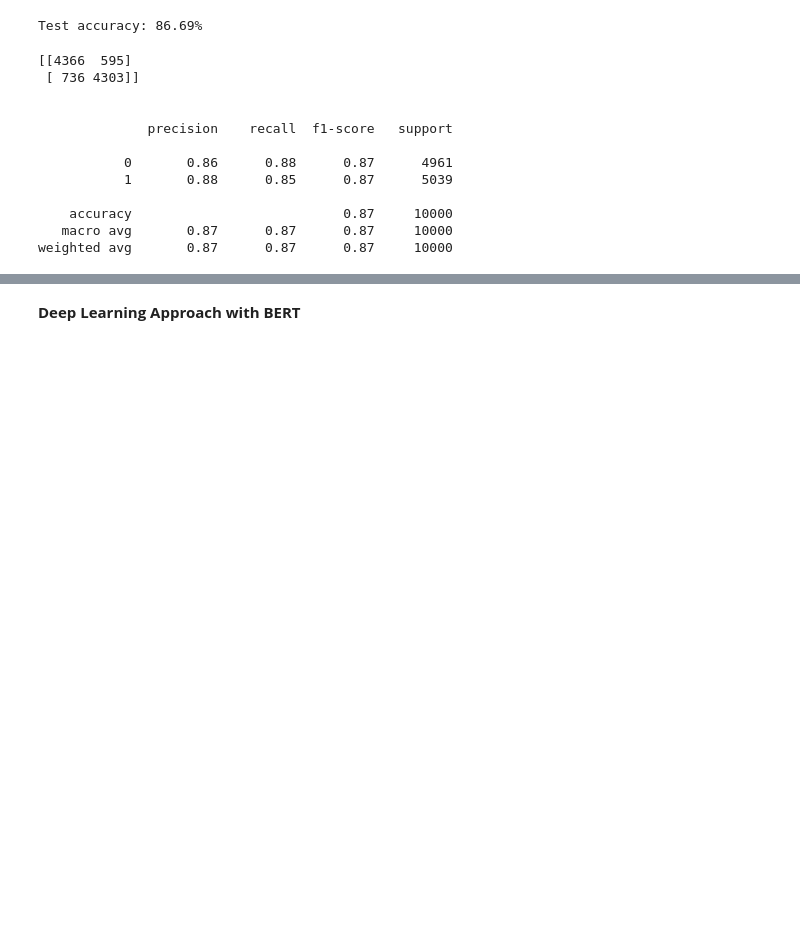
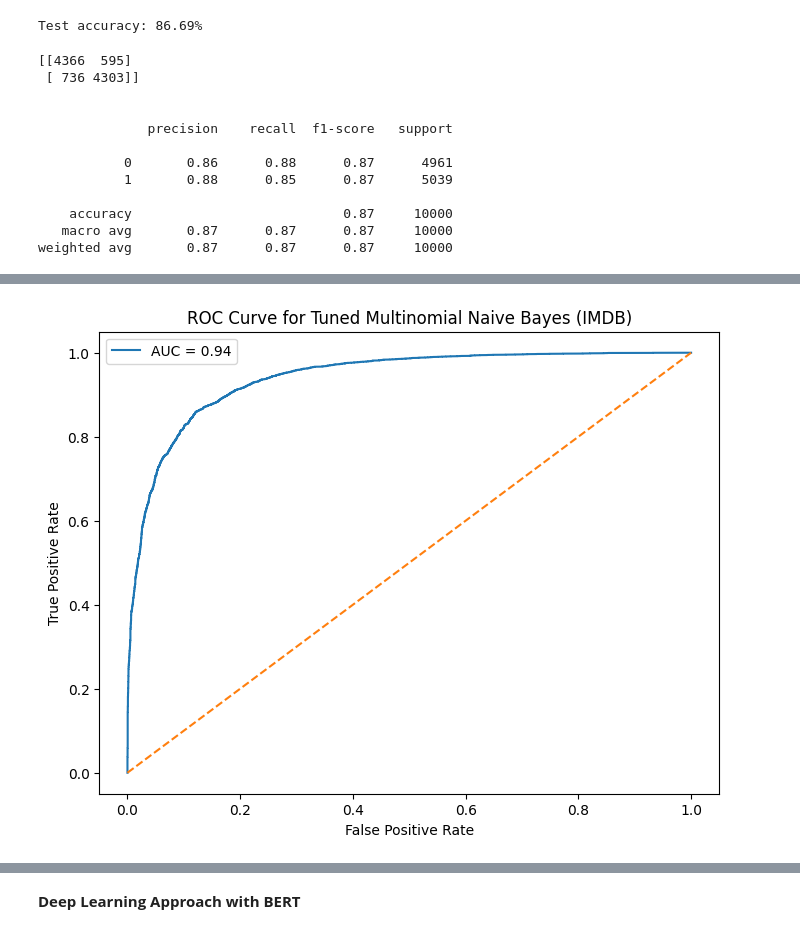
Before and after one commit to Santosh-87/IMDB_Movie_Sentiment_Analysis, a Jupyter notebook: IMDB_Movie_Sentiment_Analysis.ipynb, the cells around one changed output, grey strips where cells are left out. Drawn from its saved outputs; the diff is of its cells as text; code cells hidden in the pictures; blank space fills up the shorter version.

```diff
--- a/IMDB_Movie_Sentiment_Analysis.ipynb
+++ b/IMDB_Movie_Sentiment_Analysis.ipynb
@@ -521,0 +609,8 @@ Negative
+# %%
+display_ROC(
+    y_test,
+    y_prob_mnb_tuned,
+    title="Tuned Multinomial Naive Bayes (IMDB)"
+)
+# %% [output]
+[figure, added]
```
Also changed, not shown: parts of 25 cells of this notebook.
